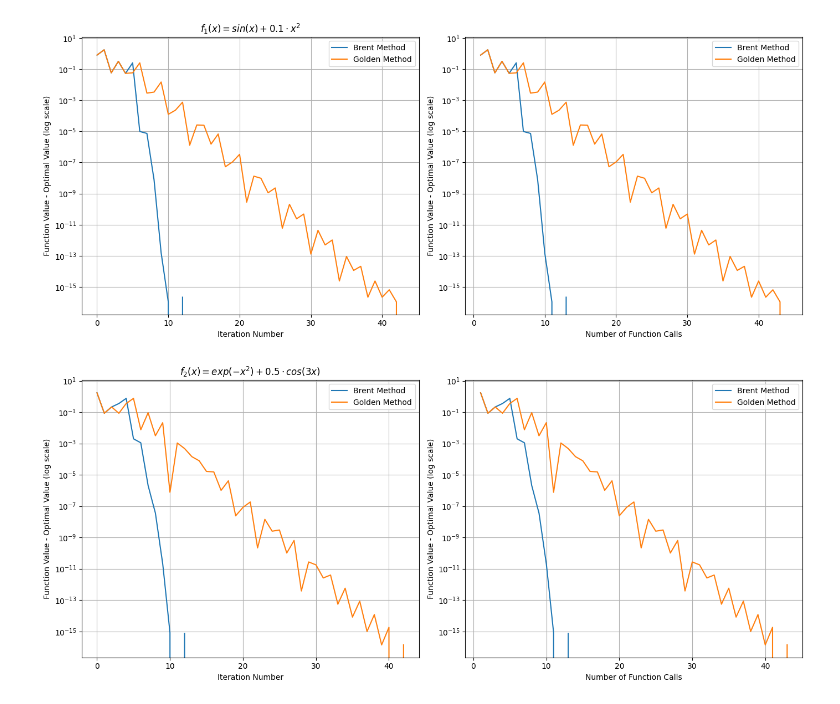
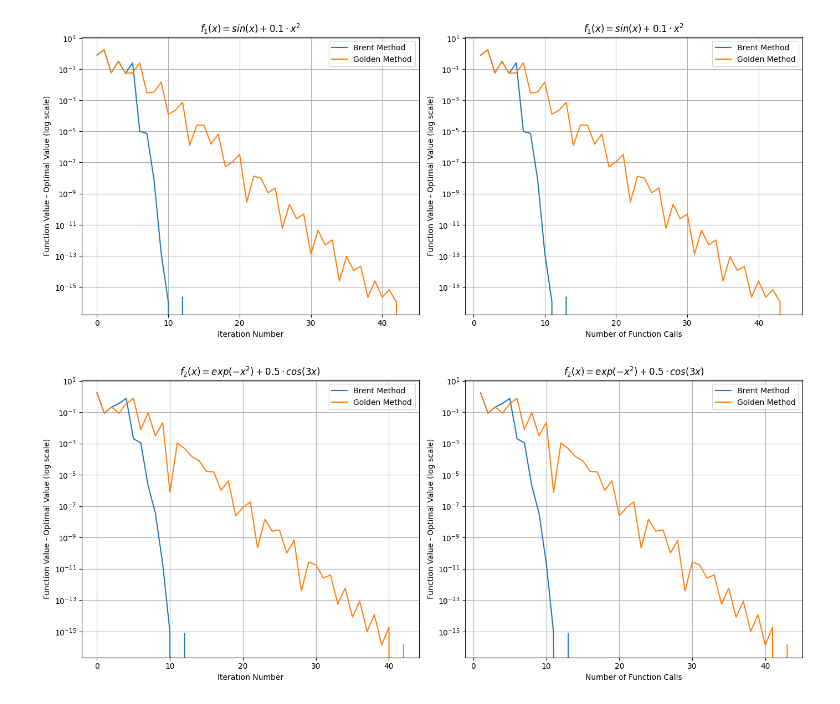
Before and after one commit to marshmanny/hse25, a Jupyter notebook: notebooks/s2_brent.ipynb, the cells around one changed output. Cells and saved outputs as stored; diff of their text form; code cells hidden in the pictures.

```diff
--- a/notebooks/s2_brent.ipynb
+++ b/notebooks/s2_brent.ipynb
@@ -13,7 +13,7 @@ def f2(x):
 # Optimization settings
 methods = ['brent', 'golden']
 functions = [f1, f2]
-function_names = ['$f_1(x) = sin(x) + 0.1 \cdot x^2$', '$f_2(x) = exp(-x^2) + 0.5 \cdot cos(3x)$']
+function_names = [r'$f_1(x) = sin(x) + 0.1 \cdot x^2$', r'$f_2(x) = exp(-x^2) + 0.5 \cdot cos(3x)$']
 
 # Store results for plotting
 results = {}
@@ -45,34 +45,34 @@ for i, func_name in enumerate(function_names):
 
     # Plot function value vs. iteration number
     for method in methods:
         axes[0].plot(
             range(len(results[func_name][method]['function_values'])),
             [fv - results[func_name][method]['fun_min'] for fv in results[func_name][method]['function_values']],
             label=f'{method.capitalize()} Method'
         )
     axes[0].set_yscale('log')
-    axes[0].set_title(f'{func_name}')
+    axes[0].set_title(func_name)
     axes[0].set_xlabel('Iteration Number')
     axes[0].set_ylabel('Function Value - Optimal Value (log scale)')
     axes[0].legend()
     axes[0].grid()
 
     # Plot function value vs. number of function calls
     for method in methods:
         axes[1].plot(
             range(1, results[func_name][method]['num_calls'] + 1),
             [fv - results[func_name][method]['fun_min'] for fv in results[func_name][method]['function_values']],
             label=f'{method.capitalize()} Method'
         )
     axes[1].set_yscale('log')
-    # axes[1].set_title(r'{func_name}')
+    axes[1].set_title(func_name)
     axes[1].set_xlabel('Number of Function Calls')
     axes[1].set_ylabel('Function Value - Optimal Value (log scale)')
     axes[1].legend()
     axes[1].grid()
 
     plt.tight_layout()
     plt.show()
 # %% [output]
-[figure, old version]
+[figure, new version]
-[figure, old version]
+[figure, new version]
```
